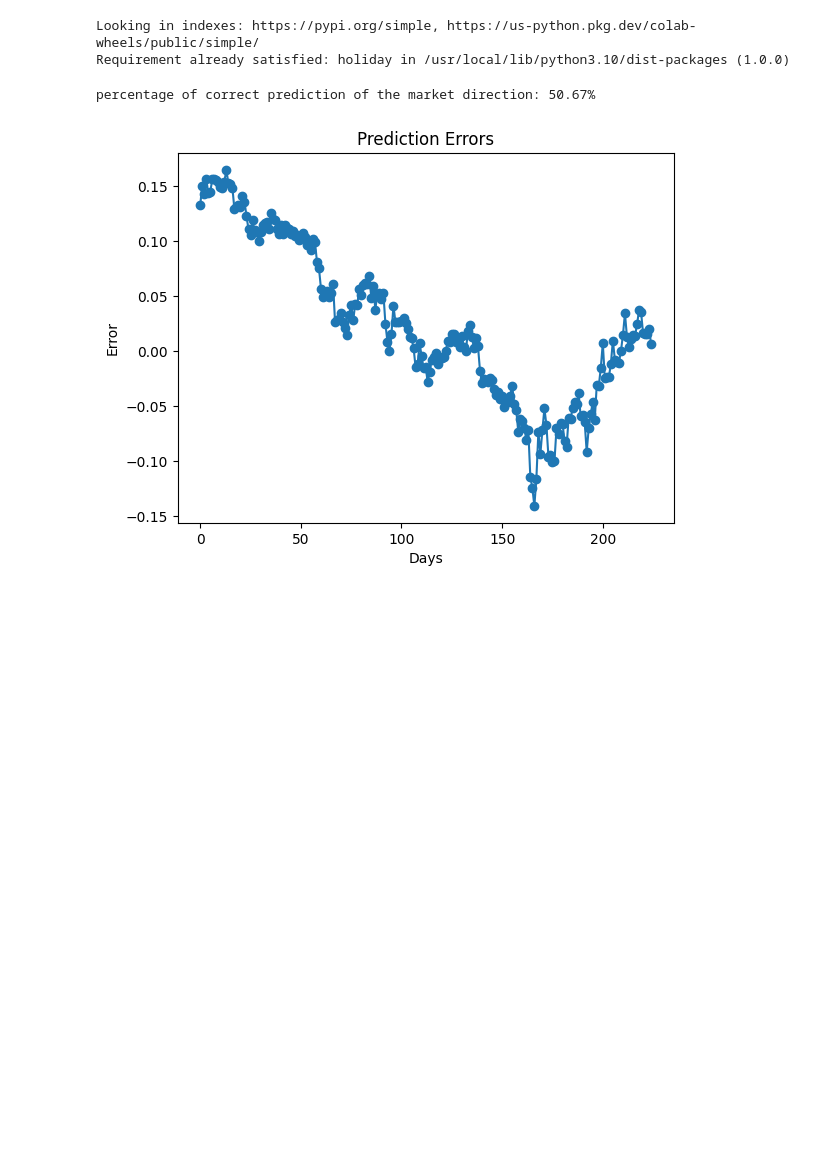
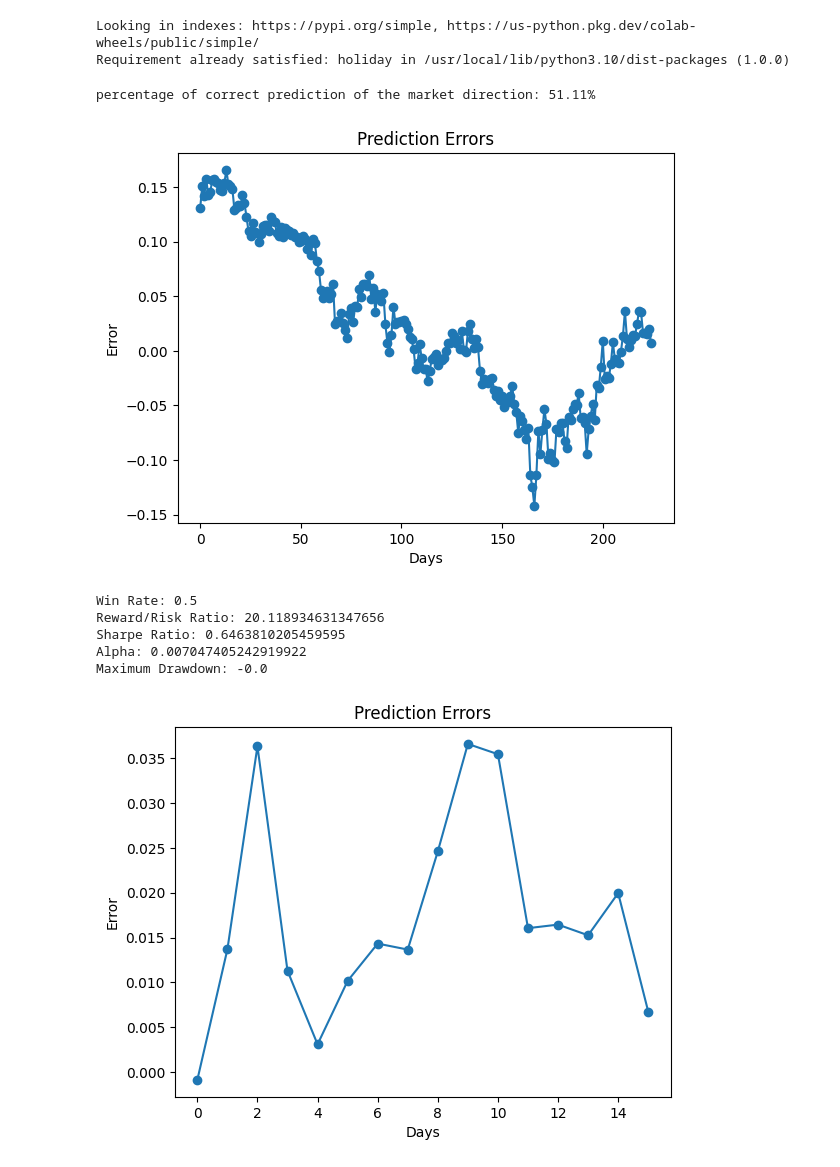
Before and after one commit to shobiiiii/Backtester, a Jupyter notebook: rebuilding_LSTM_Model.ipynb, the cells around one changed output. Cells and saved outputs as stored; diff of their text form; code cells hidden in the pictures; blank space fills up the shorter version.

Commit message:
added a more comprehensive backtest function.

```diff
--- a/rebuilding_LSTM_Model.ipynb
+++ b/rebuilding_LSTM_Model.ipynb
@@ -484,8 +487,8 @@ def predict_price_on_date(date, features, model, scaler, sequence_length=15, pri
     error = actual_price - predicted_price
 
     # Calculate the actual and predicted directions
-    actual_direction = "up" if actual_price >= previous_close_price else "down"
-    predicted_direction = "up" if predicted_price >= previous_close_price else "down"
+    actual_direction = "up" if actual_price > previous_close_price elif actual_price < previous_close_price "down" else "none"
+    predicted_direction = "up" if predicted_price > previous_close_price elif predicted_price < previous_close_price "down" else "none"
 
     # Print the results
     if print_details:
@@ -581,5 +584,5 @@ def calculate_statement(start_date, end_date, features, model, scaler, sequence_
 # %%
 results = calculate_statement("2022-2-1", "2022-12-22", features, model, scaler)
 # %% [output]
-percentage of correct prediction of the market direction: 50.67%
+percentage of correct prediction of the market direction: 51.11%
-[figure, old version]
+[figure, new version]
@@ -585,0 +670,9 @@ percentage of correct prediction of the market direction: 50.67%
+# %%
+results = backtest("2022-12-1", "2022-12-22", features, best_model, scaler, sequence_length=15)
+# %% [output]
+Win Rate: 0.5
+Reward/Risk Ratio: 20.118934631347656
+Sharpe Ratio: 0.6463810205459595
+Alpha: 0.007047405242919922
+Maximum Drawdown: -0.0
+[figure, added]
```
Also changed, not shown: parts of 11 cells of this notebook.
